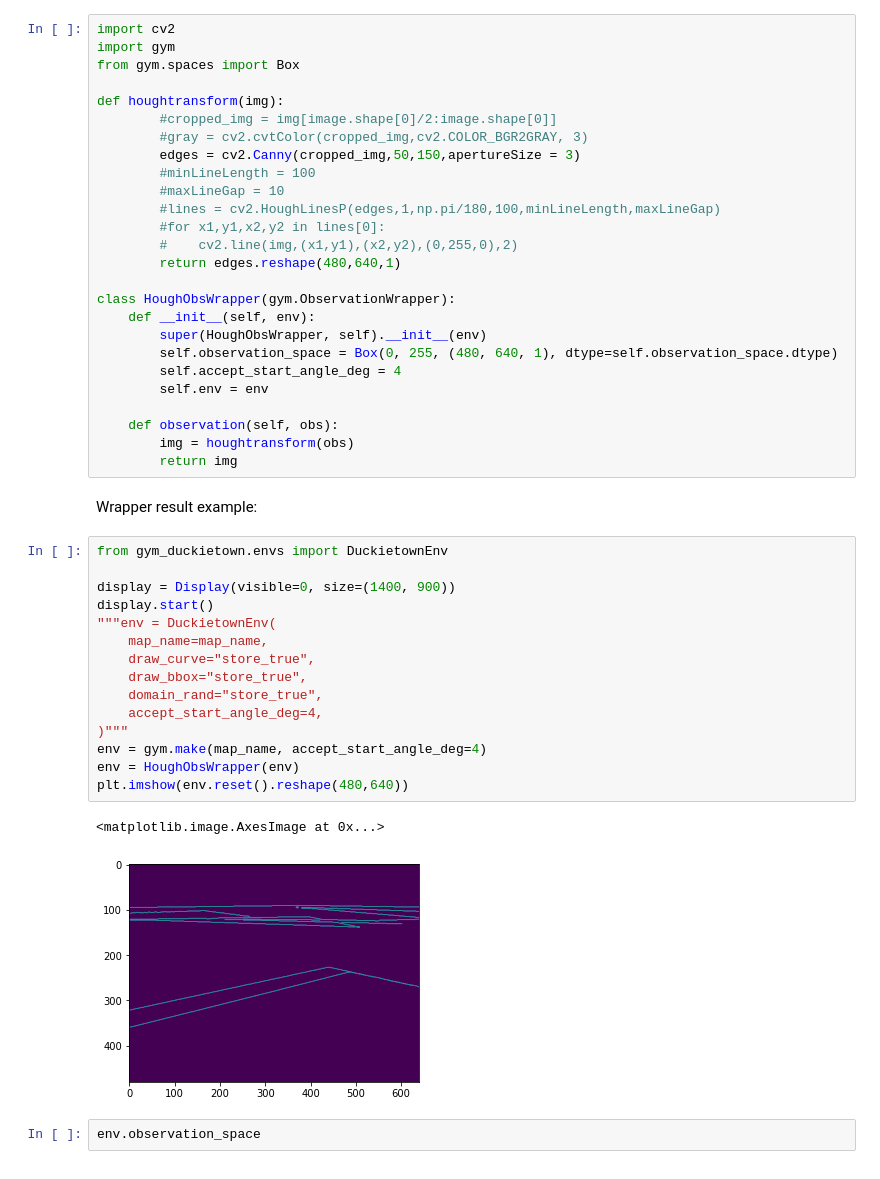
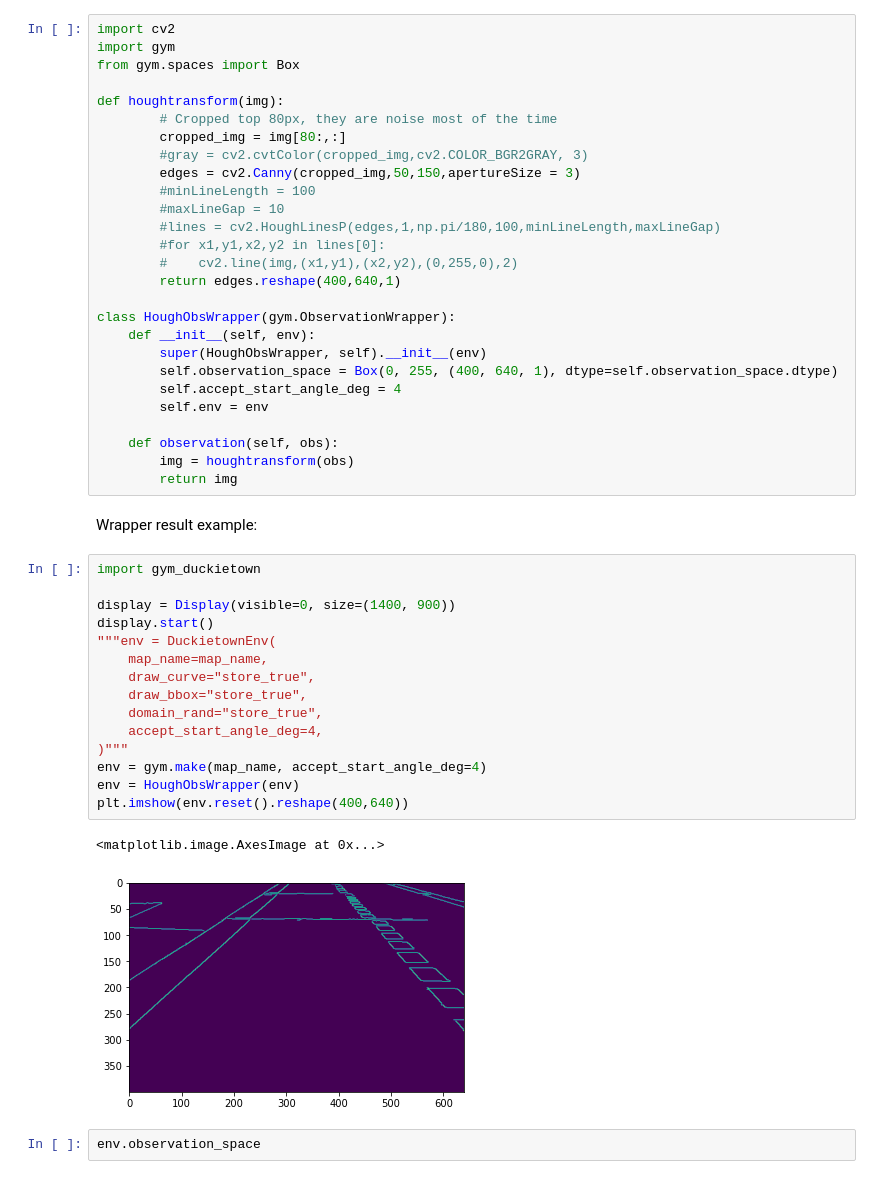
Before and after one commit to aeapolimi/duckietown, a Jupyter notebook: duckietown_stablebaseline.ipynb, the cells around one changed output. Cells and saved outputs as stored; diff of their text form.

```diff
--- a/duckietown_stablebaseline.ipynb
+++ b/duckietown_stablebaseline.ipynb
@@ -76,7 +76,8 @@ import gym
 from gym.spaces import Box
 
 def houghtransform(img):
-        #cropped_img = img[image.shape[0]/2:image.shape[0]]
+        # Cropped top 80px, they are noise most of the time
+        cropped_img = img[80:,:]
         #gray = cv2.cvtColor(cropped_img,cv2.COLOR_BGR2GRAY, 3)
         edges = cv2.Canny(cropped_img,50,150,apertureSize = 3)
         #minLineLength = 100
@@ -84,12 +85,12 @@ def houghtransform(img):
         #lines = cv2.HoughLinesP(edges,1,np.pi/180,100,minLineLength,maxLineGap)
         #for x1,y1,x2,y2 in lines[0]:
         #    cv2.line(img,(x1,y1),(x2,y2),(0,255,0),2)
-        return edges.reshape(480,640,1)
+        return edges.reshape(400,640,1)
 
 class HoughObsWrapper(gym.ObservationWrapper):
     def __init__(self, env):
         super(HoughObsWrapper, self).__init__(env)
-        self.observation_space = Box(0, 255, (480, 640, 1), dtype=self.observation_space.dtype)
+        self.observation_space = Box(0, 255, (400, 640, 1), dtype=self.observation_space.dtype)
         self.accept_start_angle_deg = 4
         self.env = env
 
@@ -99,23 +100,23 @@ class HoughObsWrapper(gym.ObservationWrapper):
 # %% [markdown]
 Wrapper result example:
 # %%
-from gym_duckietown.envs import DuckietownEnv
+import gym_duckietown
 
 display = Display(visible=0, size=(1400, 900))
 display.start()
 """env = DuckietownEnv(
     map_name=map_name,
     draw_curve="store_true",
     draw_bbox="store_true",
     domain_rand="store_true",
     accept_start_angle_deg=4,
 )"""
 env = gym.make(map_name, accept_start_angle_deg=4)
 env = HoughObsWrapper(env)
-plt.imshow(env.reset().reshape(480,640))
+plt.imshow(env.reset().reshape(400,640))
 # %% [output]
 <matplotlib.image.AxesImage at 0x...>
-[figure, old version]
+[figure, new version]
 # %%
 env.observation_space
 # %% [output]
```
Also changed, not shown: parts of 3 cells of this notebook.
